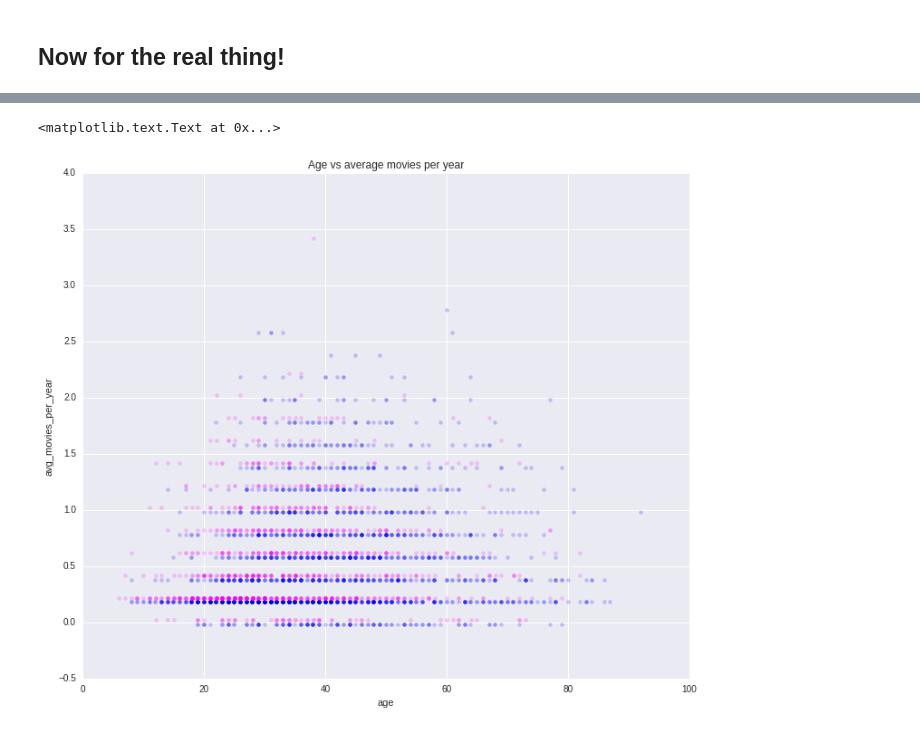
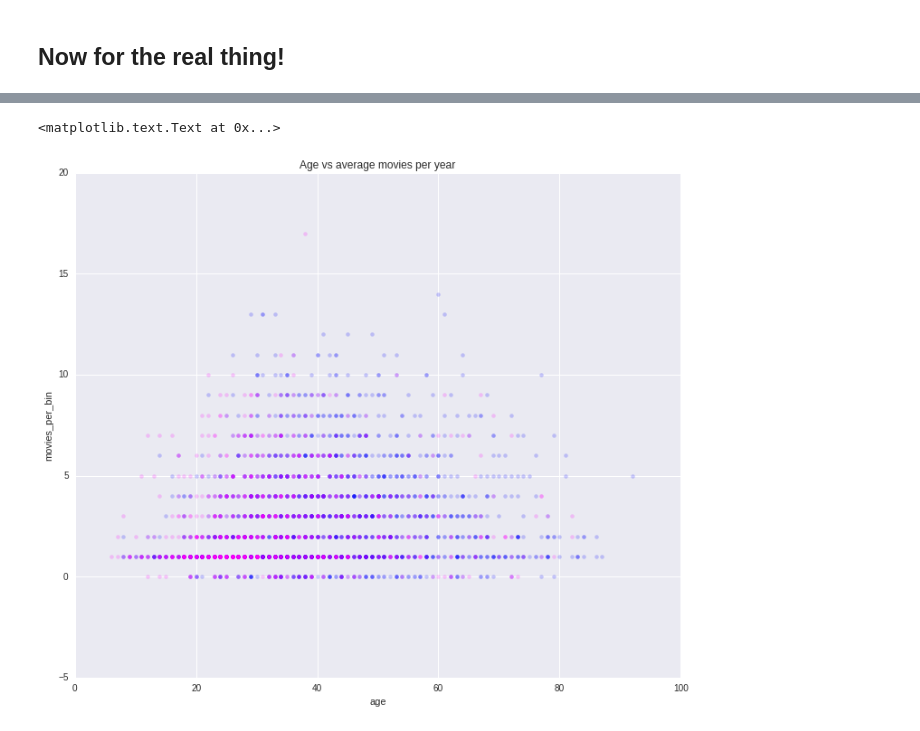
Before and after one commit to IanLondon/actor-age-curves, a Jupyter notebook: actor-regression-sklearn-joined-budget.ipynb, the cells around one changed output, grey strips where cells are left out. Saved outputs shown, nothing was run; the diff lists cells and outputs as text; code cells hidden in the pictures.

Commit message:
add better model using movies per 5-year bin

```diff
--- a/actor-regression-sklearn-joined-budget.ipynb
+++ b/actor-regression-sklearn-joined-budget.ipynb
@@ -1359,13 +1353,13 @@ Note that it runs the first call twice, it does it for performance reasons. So w
 # %% [markdown]
 ## Now for the real thing!
 # %%
-def apply_yearly_bin(actor_data, no_years_in_bins, time_column, avg_movies_colname='avg_movies_per_year'):
+def apply_yearly_bin(actor_data, no_years_in_bins, time_column, avg_movies_colname='movies_per_bin'):
     """
     Sum together all the rows within yearly bins.
     Also, adds a column called 'avg_movies_per_year' to count how many rows were in each bin
     Written to by run in a groupby.apply call
     """
-    # make a dummy column to add movie counts together. pre-divide
+    # make a dummy column to add movie counts together.
     actor_data[avg_movies_colname] = 1.0
 
     # remember birthday & gender
@@ -1388,7 +1382,7 @@ def apply_yearly_bin(actor_data, no_years_in_bins, time_column, avg_movies_colna
     actor_data['age'] = actor_data.release.apply(date_diff)
 
     # divide summed movies by number
-    actor_data[avg_movies_colname] = actor_data[avg_movies_colname] / (no_years_in_bins*1.0)
+#     actor_data[avg_movies_colname] = actor_data[avg_movies_colname]
 
     return actor_data.set_index('release').drop('male_txt', axis=1)
     return actor_data
@@ -1449,13 +1443,13 @@ plot_movies_by_age('Meryl Streep', color='pink')
 # %%
 fig, ax = plt.subplots(figsize=(12,10))
 
-offset=0.02
+offset=0.0
 (actor_age_binned[actor_age_binned.male == 1]-offset).plot.scatter(
-    'age','avg_movies_per_year', color=men_color, ax=ax, alpha=0.2, lw=0)
+    'age','movies_per_bin', color=men_color, ax=ax, alpha=0.2, lw=0)
 (actor_age_binned[actor_age_binned.male == 0]+offset).plot.scatter(
-    'age','avg_movies_per_year', color=women_color, ax=ax, alpha=0.2, lw=0)
+    'age','movies_per_bin', color=women_color, ax=ax, alpha=0.2, lw=0)
 
 plt.title('Age vs average movies per year')
 # %% [output]
 <matplotlib.text.Text at 0x...>
-[figure, old version]
+[figure, new version]
```
Also changed, not shown: parts of 30 cells of this notebook.
